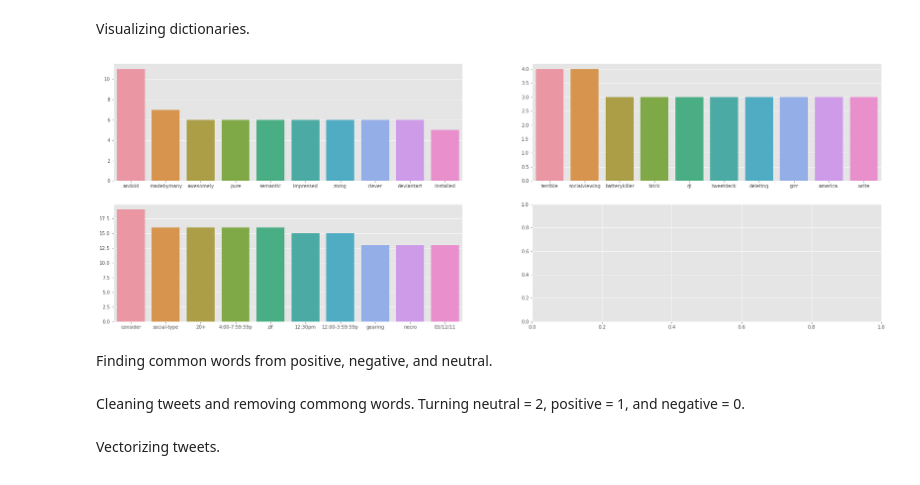
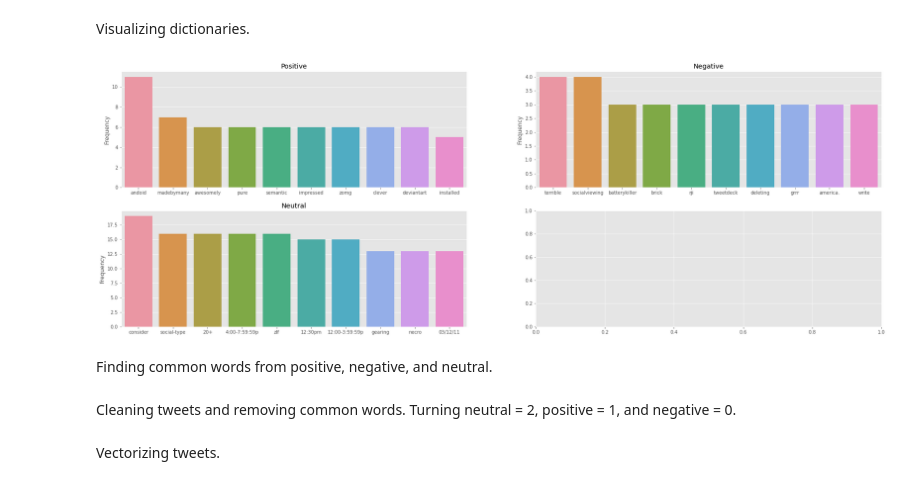
Before and after one commit to AColocho/Tweet_sentiment, a Jupyter notebook: analysis.ipynb, the cells around one changed output. Drawn from its saved outputs; the diff is of its cells as text; code cells hidden in the pictures.

```diff
--- a/analysis.ipynb
+++ b/analysis.ipynb
@@ -189,6 +182,7 @@ with plt.style.context('ggplot'):
             y = list(orderedData[i].values())[:10]
             sns.barplot(x,y,ax=col)
             col.title.set_text(title[i])
+            col.set_ylabel('Frequency')
             i += 1
             if i == 3:
                 break
@@ -216,11 +210,14 @@ visualizing unique positive and negative words.
 # %%
 with plt.style.context('ggplot'):
     orderedData = [orderedPositiveWords,orderedNegativeWords]
+    titles = ['Positive','Negative']
     i = 0
     fig, ax = plt.subplots(nrows=1, ncols=2,figsize=(20,5))
     for col in ax:
         x = list(orderedData[i].keys())[:10]
         y = list(orderedData[i].values())[:10]
+        sns.barplot(x,y,ax=col)
+        col.set_ylabel('Frequency')
+        col.set_title(titles[i])
         i += 1
-        sns.barplot(x,y,ax=col)
 # %% [output]
@@ -395,26 +507,29 @@ Ordering frequency dictionaries by values.
 # %%
 orderedAllPositiveWords = {k: v for k, v in sorted(freqAllPositive.items(), key=lambda item: item[1],reverse= True)}
 orderedAllNegativeWords = {k: v for k, v in sorted(freqAllNegative.items(), key=lambda item: item[1],reverse= True)}
-orderedAllNeutralWords = {k: v for k, v in sorted(freqAllNeutral.items(), key=lambda item: item[1],reverse= True)}
+orderedAllNeutralWzords = {k: v for k, v in sorted(freqAllNeutral.items(), key=lambda item: item[1],reverse= True)}
 # %% [markdown]
 Visualizing dictionaries.
 # %%
 with plt.style.context('ggplot'):
     fig, ax = plt.subplots(nrows=2, ncols=2,figsize=(29,10))
     orderedData = [orderedAllPositiveWords,orderedAllNegativeWords,orderedAllNeutralWords]
+    titles = ['Positive','Negative','Neutral']
     i = 0
     for row in ax:
         for col in row:
             x = list(orderedData[i].keys())[:10]
             y = list(orderedData[i].values())[:10]
             sns.barplot(x,y,ax=col)
+            col.set_title(titles[i])
+            col.set_ylabel('Frequency')
             i += 1
             if i == 3:
                 break
         if i == 3:
             break
 # %% [output]
-[figure, old version]
+[figure, new version]
 # %% [markdown]
 Finding common words from positive, negative, and neutral.
 # %%
@@ -423,3 +538,3 @@ commonWordsDataset = [word for word in allWords if (word not in allPositiveWords
 # %% [markdown]
-Cleaning tweets and removing commong words. Turning neutral = 2, positive = 1, and negative = 0.
+Cleaning tweets and removing common words. Turning neutral = 2, positive = 1, and negative = 0.
 # %%
```
Also changed, not shown: parts of 79 cells of this notebook, 7 other files.
